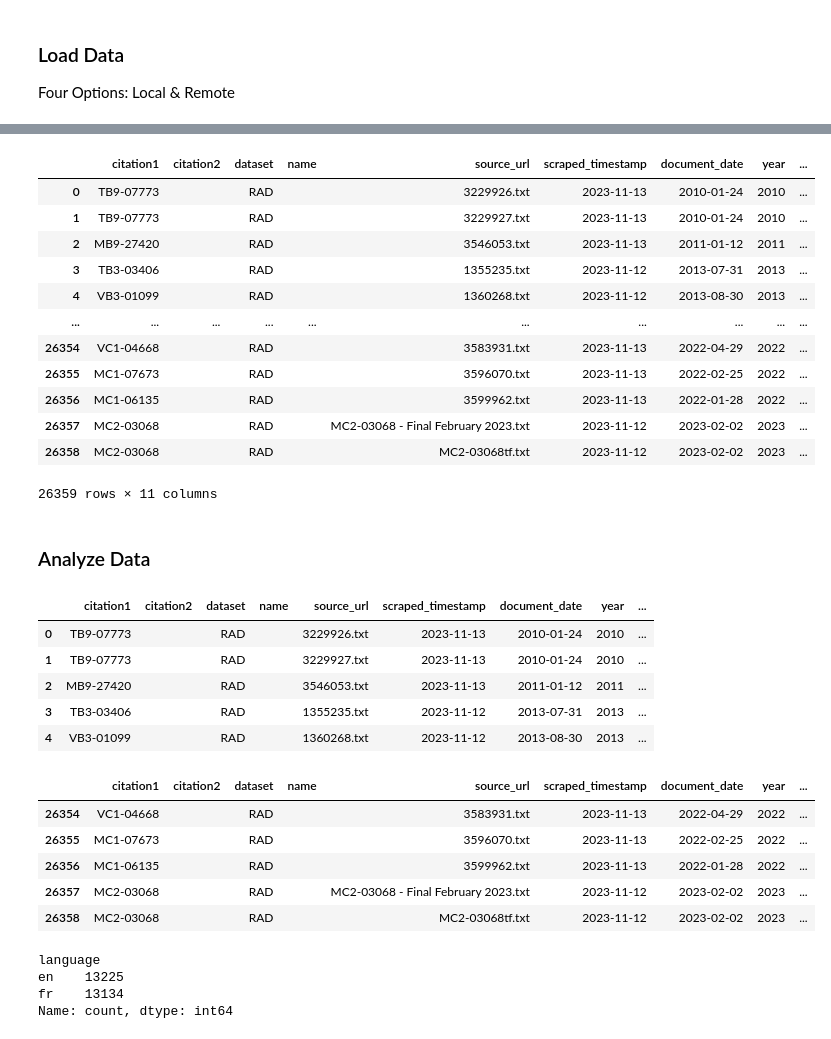
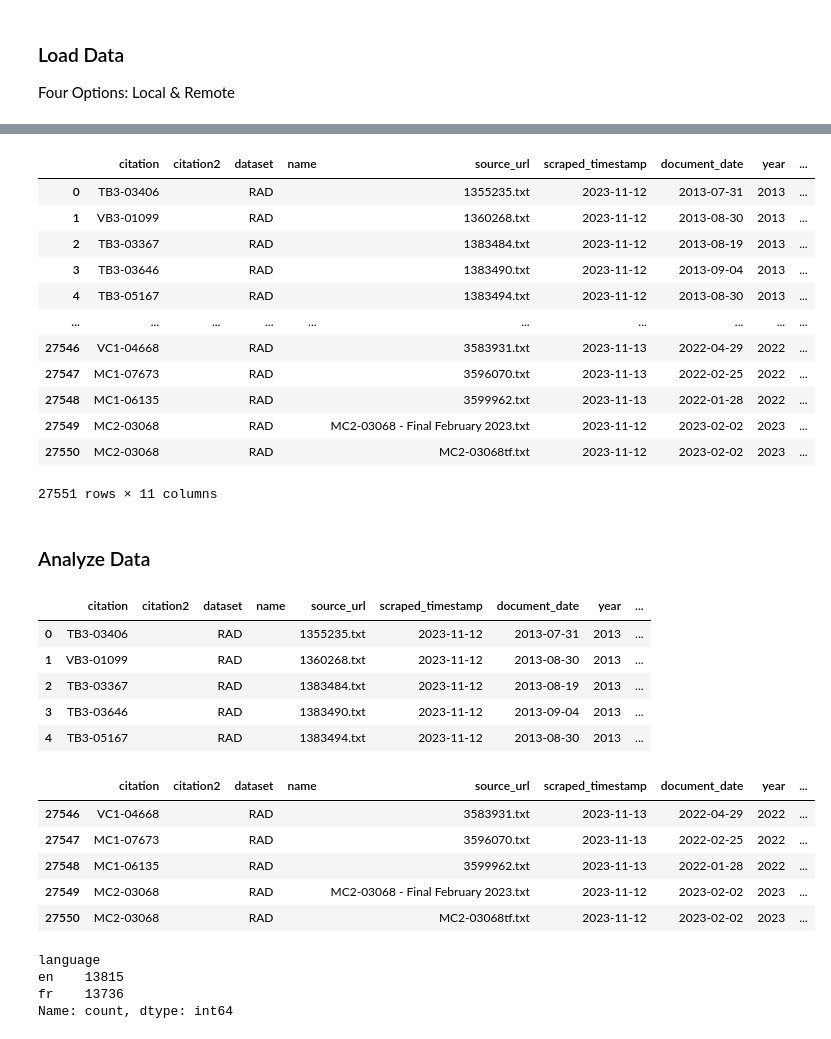
Before and after one commit to Refugee-Law-Lab/rad_bulk_data, a Jupyter notebook: load_and_analyze_rad_cases.ipynb, the cells around one changed output, grey strips where cells are left out. Cells and saved outputs as stored; diff of their text form; code cells hidden in the pictures.

Commit message:
reworked load_and_analyze

```diff
--- a/load_and_analyze_rad_cases.ipynb
+++ b/load_and_analyze_rad_cases.ipynb
@@ -107,6 +105,6 @@ df
 # %%
 # OPTION 3: Load data remotely from GitHub without cloning repo
-# Note: load time varies depending on internet connection (approx 1.5 GB of data for all years/languages)
+# Note: load time varies depending on internet connection (approx 600 MB of data for all years/languages)
 # This is the slowest loading option.
 
 import pandas as pd
@@ -114,7 +112,7 @@ import json
 import requests
 
 # Set variables
-start_year = 2001  # First year of data sought (1877 +)
+start_year = 2013  # First year of data sought (2013 +)
 end_year = 2023  # Last year of data sought (2023 -)
 languages_sought = ['en', 'fr']  # languages in list e.g. ['en', 'fr'] or ['en']
 
@@ -135,74 +147,74 @@ df
 # %%
 # OPTION 4: Load data locally via cloned repo
 
 # First, clone git repo
 # Then run this code to load data
 
 import pandas as pd
 import json
 import pathlib
 
 # Set variables
-start_year = 2010  # First year of data sought (1877 +)
+start_year = 2013  # First year of data sought (2013 +)
 end_year = 2023  # Last year of data sought (2023 -)
 languages_sought = ['en', 'fr']  # languages in list e.g. ['en', 'fr'] or ['en']
 
 # Set path to data
 data_path = pathlib.Path('DATA/YEARLY/')
 
 # load data
 results = []
 for year in range(start_year, end_year+1):
     for language in languages_sought:
         with open(data_path / f'{year}_{language}.json') as f:
             results.extend(json.load(f))
 
 # convert to dataframe
 df = pd.DataFrame(results)
 
 df
 # %% [output]
-|  | citation1 | citation2 | dataset | name | source_url | scraped_timestamp | document_date | year | ... |
-| 0 | TB9-07773 |  | RAD |  | 3229926.txt | 2023-11-13 | 2010-01-24 | 2010 | ... |
-| 1 | TB9-07773 |  | RAD |  | 3229927.txt | 2023-11-13 | 2010-01-24 | 2010 | ... |
-| 2 | MB9-27420 |  | RAD |  | 3546053.txt | 2023-11-13 | 2011-01-12 | 2011 | ... |
-| 3 | TB3-03406 |  | RAD |  | 1355235.txt | 2023-11-12 | 2013-07-31 | 2013 | ... |
-| 4 | VB3-01099 |  | RAD |  | 1360268.txt | 2023-11-12 | 2013-08-30 | 2013 | ... |
+|  | citation | citation2 | dataset | name | source_url | scraped_timestamp | document_date | year | ... |
+| 0 | TB3-03406 |  | RAD |  | 1355235.txt | 2023-11-12 | 2013-07-31 | 2013 | ... |
+| 1 | VB3-01099 |  | RAD |  | 1360268.txt | 2023-11-12 | 2013-08-30 | 2013 | ... |
+| 2 | TB3-03367 |  | RAD |  | 1383484.txt | 2023-11-12 | 2013-08-19 | 2013 | ... |
+| 3 | TB3-03646 |  | RAD |  | 1383490.txt | 2023-11-12 | 2013-09-04 | 2013 | ... |
+| 4 | TB3-05167 |  | RAD |  | 1383494.txt | 2023-11-12 | 2013-08-30 | 2013 | ... |
 | ... | ... | ... | ... | ... | ... | ... | ... | ... | ... |
-| 26354 | VC1-04668 |  | RAD |  | 3583931.txt | 2023-11-13 | 2022-04-29 | 2022 | ... |
-| 26355 | MC1-07673 |  | RAD |  | 3596070.txt | 2023-11-13 | 2022-02-25 | 2022 | ... |
-| 26356 | MC1-06135 |  | RAD |  | 3599962.txt | 2023-11-13 | 2022-01-28 | 2022 | ... |
-| 26357 | MC2-03068 |  | RAD |  | MC2-03068 - Final February 2023.txt | 2023-11-12 | 2023-02-02 | 2023 | ... |
-| 26358 | MC2-03068 |  | RAD |  | MC2-03068tf.txt | 2023-11-12 | 2023-02-02 | 2023 | ... |
+| 27546 | VC1-04668 |  | RAD |  | 3583931.txt | 2023-11-13 | 2022-04-29 | 2022 | ... |
+| 27547 | MC1-07673 |  | RAD |  | 3596070.txt | 2023-11-13 | 2022-02-25 | 2022 | ... |
+| 27548 | MC1-06135 |  | RAD |  | 3599962.txt | 2023-11-13 | 2022-01-28 | 2022 | ... |
+| 27549 | MC2-03068 |  | RAD |  | MC2-03068 - Final February 2023.txt | 2023-11-12 | 2023-02-02 | 2023 | ... |
+| 27550 | MC2-03068 |  | RAD |  | MC2-03068tf.txt | 2023-11-12 | 2023-02-02 | 2023 | ... |
-26359 rows × 11 columns
+27551 rows × 11 columns
 # %% [markdown]
 ### Analyze Data
 # %%
 # View dataframe
 df.head()
 # %% [output]
-|  | citation1 | citation2 | dataset | name | source_url | scraped_timestamp | document_date | year | ... |
-| 0 | TB9-07773 |  | RAD |  | 3229926.txt | 2023-11-13 | 2010-01-24 | 2010 | ... |
-| 1 | TB9-07773 |  | RAD |  | 3229927.txt | 2023-11-13 | 2010-01-24 | 2010 | ... |
-| 2 | MB9-27420 |  | RAD |  | 3546053.txt | 2023-11-13 | 2011-01-12 | 2011 | ... |
-| 3 | TB3-03406 |  | RAD |  | 1355235.txt | 2023-11-12 | 2013-07-31 | 2013 | ... |
-| 4 | VB3-01099 |  | RAD |  | 1360268.txt | 2023-11-12 | 2013-08-30 | 2013 | ... |
+|  | citation | citation2 | dataset | name | source_url | scraped_timestamp | document_date | year | ... |
+| 0 | TB3-03406 |  | RAD |  | 1355235.txt | 2023-11-12 | 2013-07-31 | 2013 | ... |
+| 1 | VB3-01099 |  | RAD |  | 1360268.txt | 2023-11-12 | 2013-08-30 | 2013 | ... |
+| 2 | TB3-03367 |  | RAD |  | 1383484.txt | 2023-11-12 | 2013-08-19 | 2013 | ... |
+| 3 | TB3-03646 |  | RAD |  | 1383490.txt | 2023-11-12 | 2013-09-04 | 2013 | ... |
+| 4 | TB3-05167 |  | RAD |  | 1383494.txt | 2023-11-12 | 2013-08-30 | 2013 | ... |
 # %%
 df.tail()
 # %% [output]
-|  | citation1 | citation2 | dataset | name | source_url | scraped_timestamp | document_date | year | ... |
-| 26354 | VC1-04668 |  | RAD |  | 3583931.txt | 2023-11-13 | 2022-04-29 | 2022 | ... |
-| 26355 | MC1-07673 |  | RAD |  | 3596070.txt | 2023-11-13 | 2022-02-25 | 2022 | ... |
-| 26356 | MC1-06135 |  | RAD |  | 3599962.txt | 2023-11-13 | 2022-01-28 | 2022 | ... |
-| 26357 | MC2-03068 |  | RAD |  | MC2-03068 - Final February 2023.txt | 2023-11-12 | 2023-02-02 | 2023 | ... |
-| 26358 | MC2-03068 |  | RAD |  | MC2-03068tf.txt | 2023-11-12 | 2023-02-02 | 2023 | ... |
+|  | citation | citation2 | dataset | name | source_url | scraped_timestamp | document_date | year | ... |
+| 27546 | VC1-04668 |  | RAD |  | 3583931.txt | 2023-11-13 | 2022-04-29 | 2022 | ... |
+| 27547 | MC1-07673 |  | RAD |  | 3596070.txt | 2023-11-13 | 2022-02-25 | 2022 | ... |
+| 27548 | MC1-06135 |  | RAD |  | 3599962.txt | 2023-11-13 | 2022-01-28 | 2022 | ... |
+| 27549 | MC2-03068 |  | RAD |  | MC2-03068 - Final February 2023.txt | 2023-11-12 | 2023-02-02 | 2023 | ... |
+| 27550 | MC2-03068 |  | RAD |  | MC2-03068tf.txt | 2023-11-12 | 2023-02-02 | 2023 | ... |
 # %%
 # language counts
 df['language'].value_counts()
 # %% [output]
 language
-en    13225
-fr    13134
+en    13815
+fr    13736
 Name: count, dtype: int64
 # %%
 # Yearly counts
```
Also changed, not shown: parts of 6 cells of this notebook.
